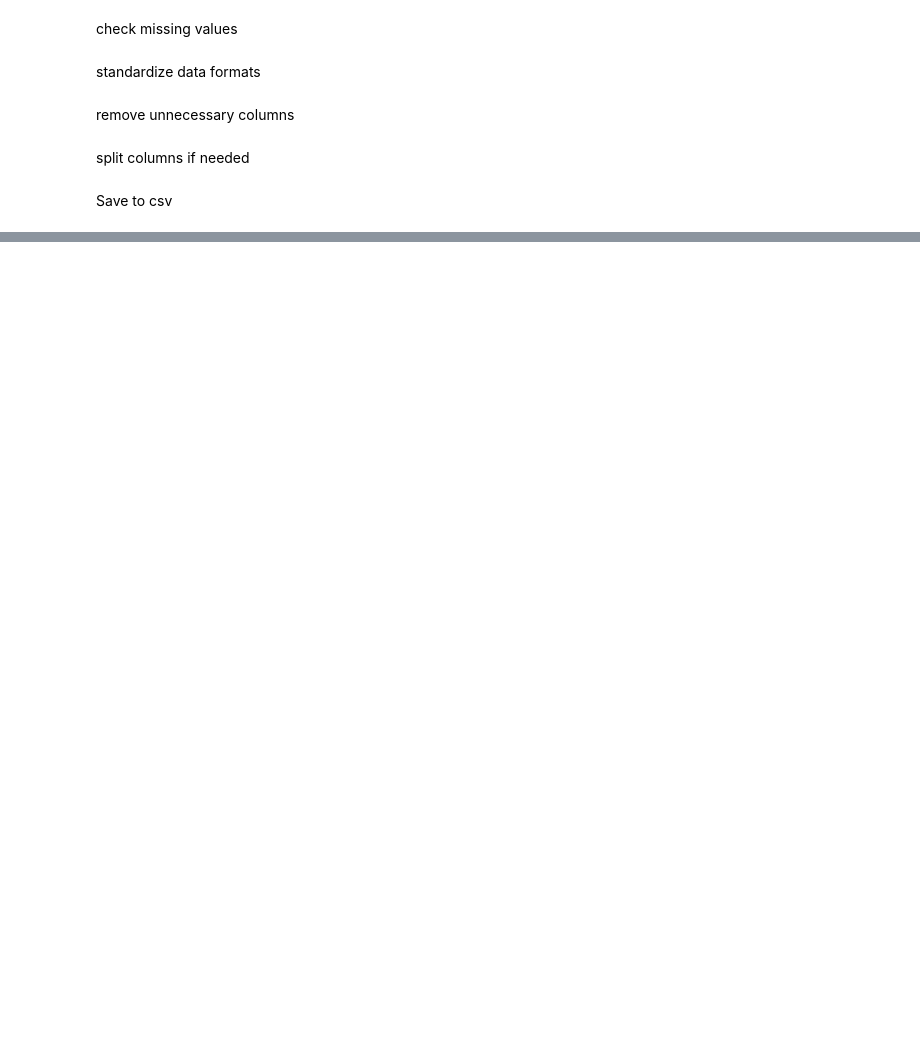
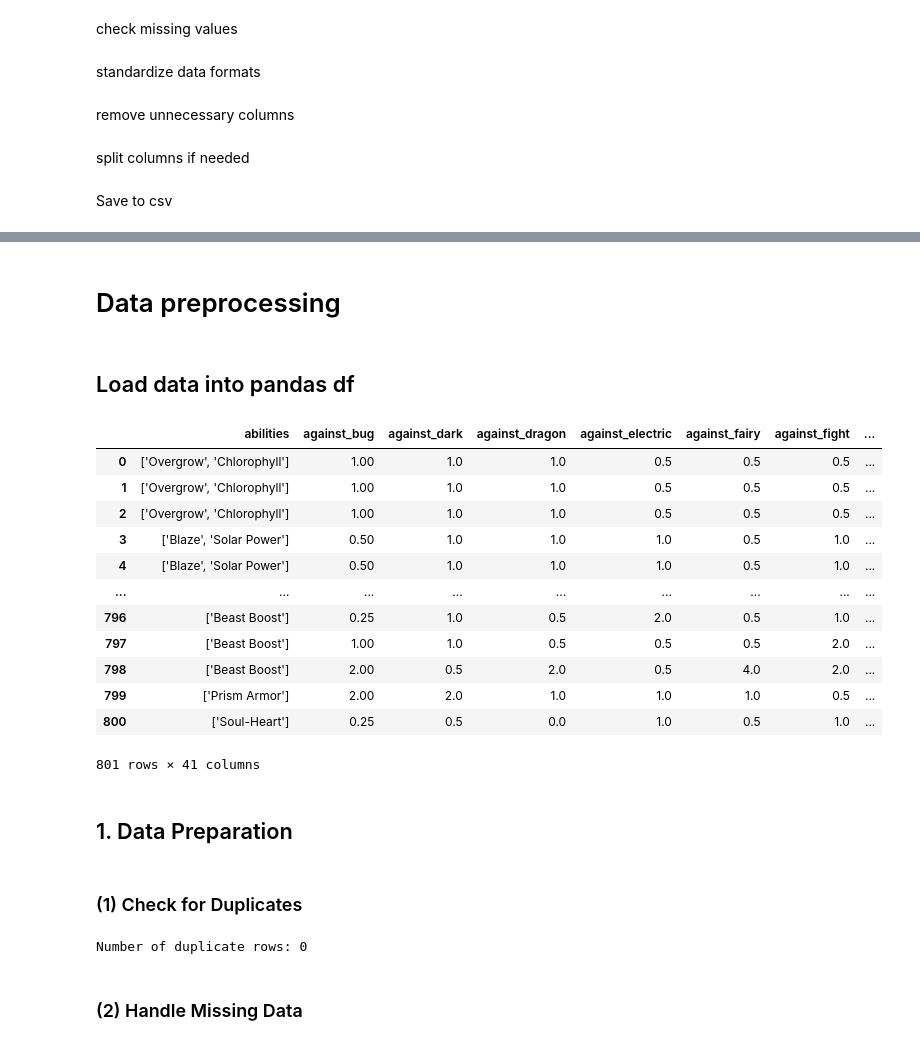
Before and after one commit to mtthibault/catchemall, a Jupyter notebook: notebooks/catchemall-project-caspar.ipynb, the cells around one changed output, grey strips where cells are left out. Cells and saved outputs as stored; diff of their text form; code cells hidden in the pictures; blank space fills up the shorter version.

```diff
--- a/notebooks/catchemall-project-caspar.ipynb
+++ b/notebooks/catchemall-project-caspar.ipynb
@@ -233,0 +212,4 @@ filtered_df.to_csv('pokemon_data_from_pokemondb_net_evolution_page.csv', index=F
+# %% [markdown]
+# Data preprocessing
+# %% [markdown]
+## Load data into pandas df
@@ -233,0 +222,32 @@ filtered_df.to_csv('pokemon_data_from_pokemondb_net_evolution_page.csv', index=F
+# %%
+type_csv = "/Users/lapiscine/code/CasparRitchie/casparcatchemall/pokemon.csv"
+pokemon_data = pd.read_csv(type_csv)
+pokemon_data
+# %% [output]
+|  | abilities | against_bug | against_dark | against_dragon | against_electric | against_fairy | against_fight | ... |
+| 0 | ['Overgrow', 'Chlorophyll'] | 1.00 | 1.0 | 1.0 | 0.5 | 0.5 | 0.5 | ... |
+| 1 | ['Overgrow', 'Chlorophyll'] | 1.00 | 1.0 | 1.0 | 0.5 | 0.5 | 0.5 | ... |
+| 2 | ['Overgrow', 'Chlorophyll'] | 1.00 | 1.0 | 1.0 | 0.5 | 0.5 | 0.5 | ... |
+| 3 | ['Blaze', 'Solar Power'] | 0.50 | 1.0 | 1.0 | 1.0 | 0.5 | 1.0 | ... |
+| 4 | ['Blaze', 'Solar Power'] | 0.50 | 1.0 | 1.0 | 1.0 | 0.5 | 1.0 | ... |
+| ... | ... | ... | ... | ... | ... | ... | ... | ... |
+| 796 | ['Beast Boost'] | 0.25 | 1.0 | 0.5 | 2.0 | 0.5 | 1.0 | ... |
+| 797 | ['Beast Boost'] | 1.00 | 1.0 | 0.5 | 0.5 | 0.5 | 2.0 | ... |
+| 798 | ['Beast Boost'] | 2.00 | 0.5 | 2.0 | 0.5 | 4.0 | 2.0 | ... |
+| 799 | ['Prism Armor'] | 2.00 | 2.0 | 1.0 | 1.0 | 1.0 | 0.5 | ... |
+| 800 | ['Soul-Heart'] | 0.25 | 0.5 | 0.0 | 1.0 | 0.5 | 1.0 | ... |
+801 rows × 41 columns
+# %% [markdown]
+## 1. Data Preparation
+# %% [markdown]
+### (1) Check for Duplicates
+# %%
+# Check for duplicate rows
+print(f"Number of duplicate rows: {pokemon_data.duplicated().sum()}")
+
+# If duplicates are found, you can remove them using
+# pokemon_data = pokemon_data.drop_duplicates()
+# %% [output]
+Number of duplicate rows: 0
+# %% [markdown]
+### (2) Handle Missing Data
```
Also changed, not shown: parts of 59 cells of this notebook.
